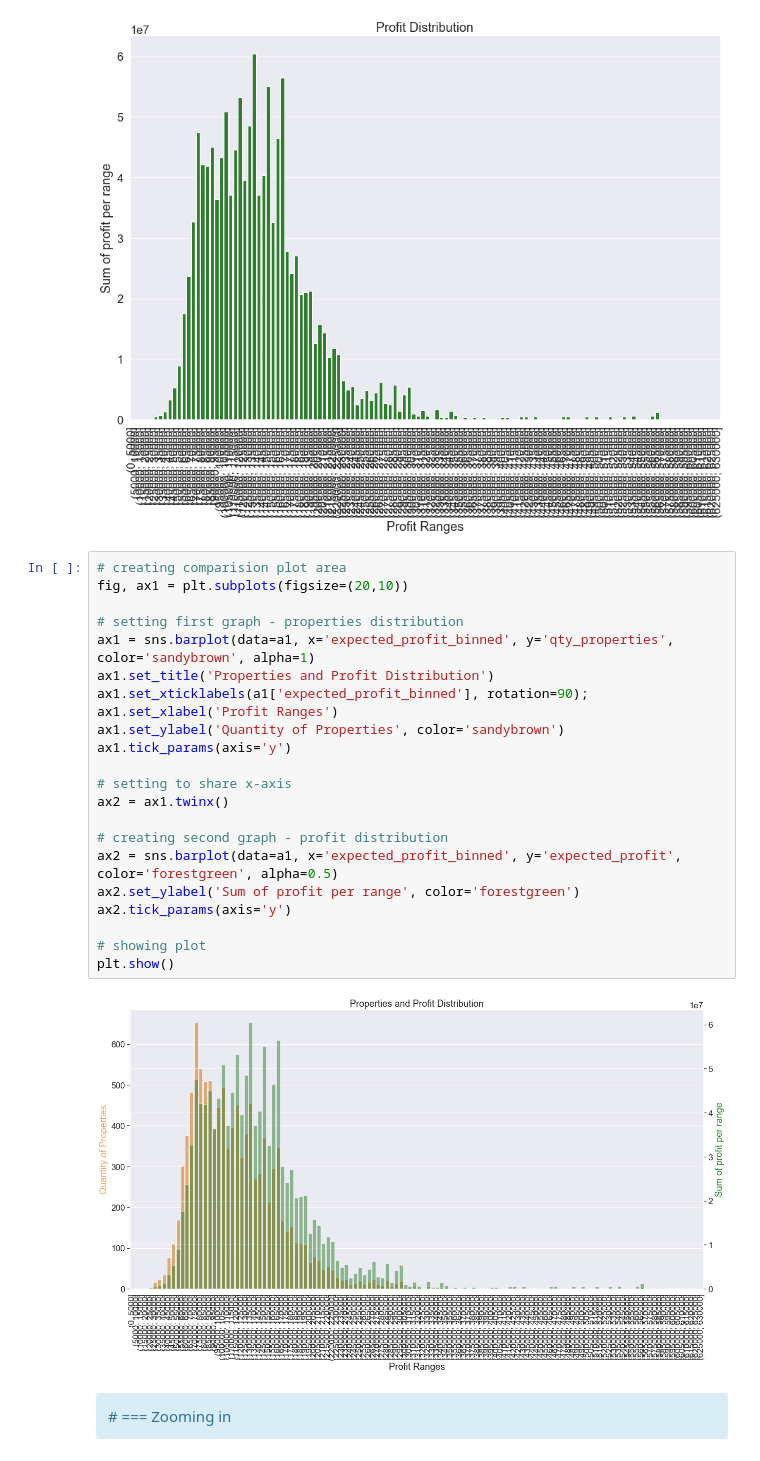
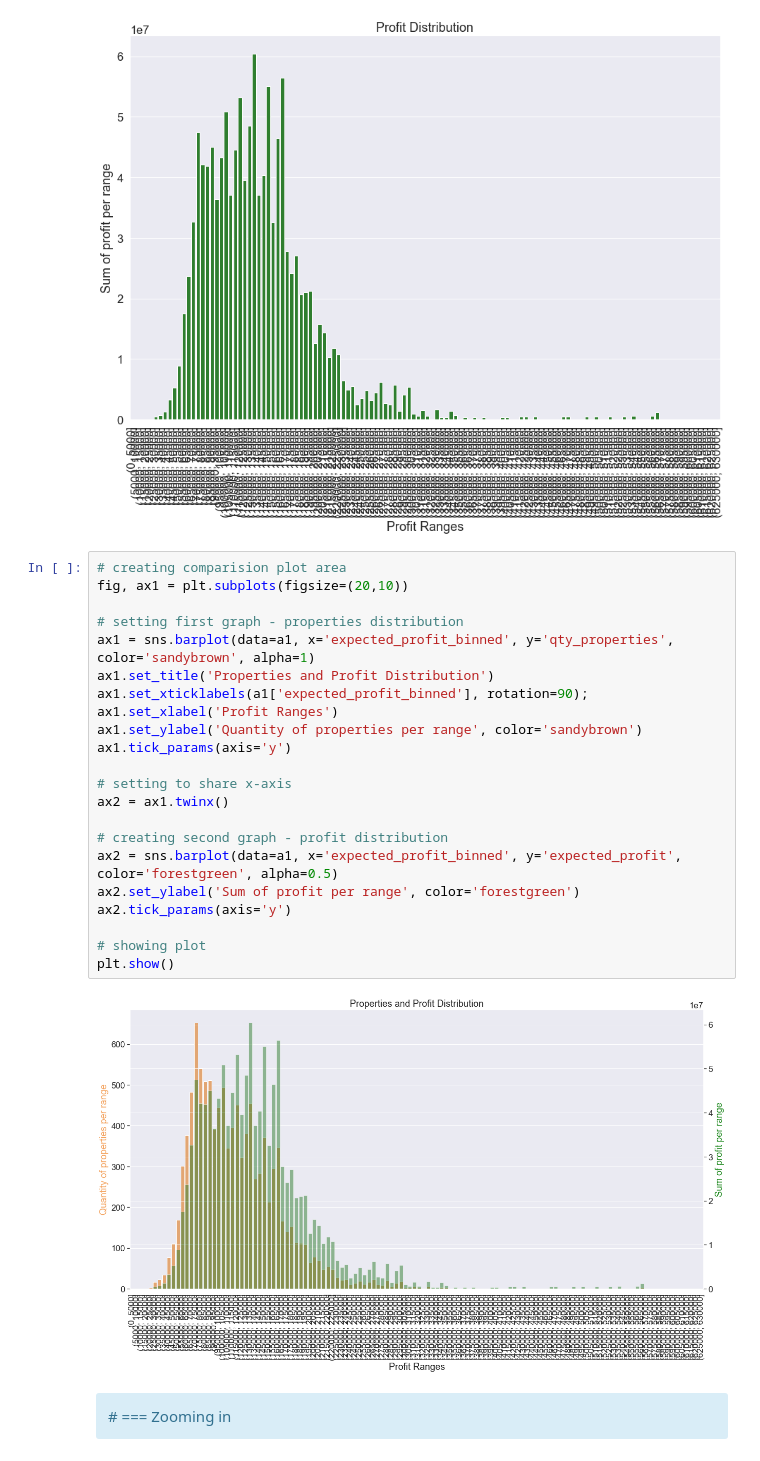
Before and after one commit to marianaborgal/P001_RealEstate_Insights, a Jupyter notebook: notebooks/P001_RealSate_Insights_v4_Conclusion.ipynb, the cells around one changed output. Saved outputs shown, nothing was run; the diff lists cells and outputs as text.

```diff
--- a/notebooks/P001_RealSate_Insights_v4_Conclusion.ipynb
+++ b/notebooks/P001_RealSate_Insights_v4_Conclusion.ipynb
@@ -646,27 +649,27 @@ plt.xticks(rotation=90);
 # %%
 # creating comparision plot area
 fig, ax1 = plt.subplots(figsize=(20,10))
 
 # setting first graph - properties distribution
 ax1 = sns.barplot(data=a1, x='expected_profit_binned', y='qty_properties', color='sandybrown', alpha=1)
 ax1.set_title('Properties and Profit Distribution')
 ax1.set_xticklabels(a1['expected_profit_binned'], rotation=90);
 ax1.set_xlabel('Profit Ranges')
-ax1.set_ylabel('Quantity of Properties', color='sandybrown')
+ax1.set_ylabel('Quantity of properties per range', color='sandybrown')
 ax1.tick_params(axis='y')
 
 # setting to share x-axis
 ax2 = ax1.twinx()
 
 # creating second graph - profit distribution
 ax2 = sns.barplot(data=a1, x='expected_profit_binned', y='expected_profit', color='forestgreen', alpha=0.5)
 ax2.set_ylabel('Sum of profit per range', color='forestgreen')
 ax2.tick_params(axis='y')
 
 # showing plot
 plt.show()
 # %% [output]
-[figure, old version]
+[figure, new version]
 # %% [markdown]
 <div class="alert alert-info", font-weight= bold> # === Zooming in </div>
 # %%
```
Also changed, not shown: parts of 31 cells of this notebook, 3 other files.
